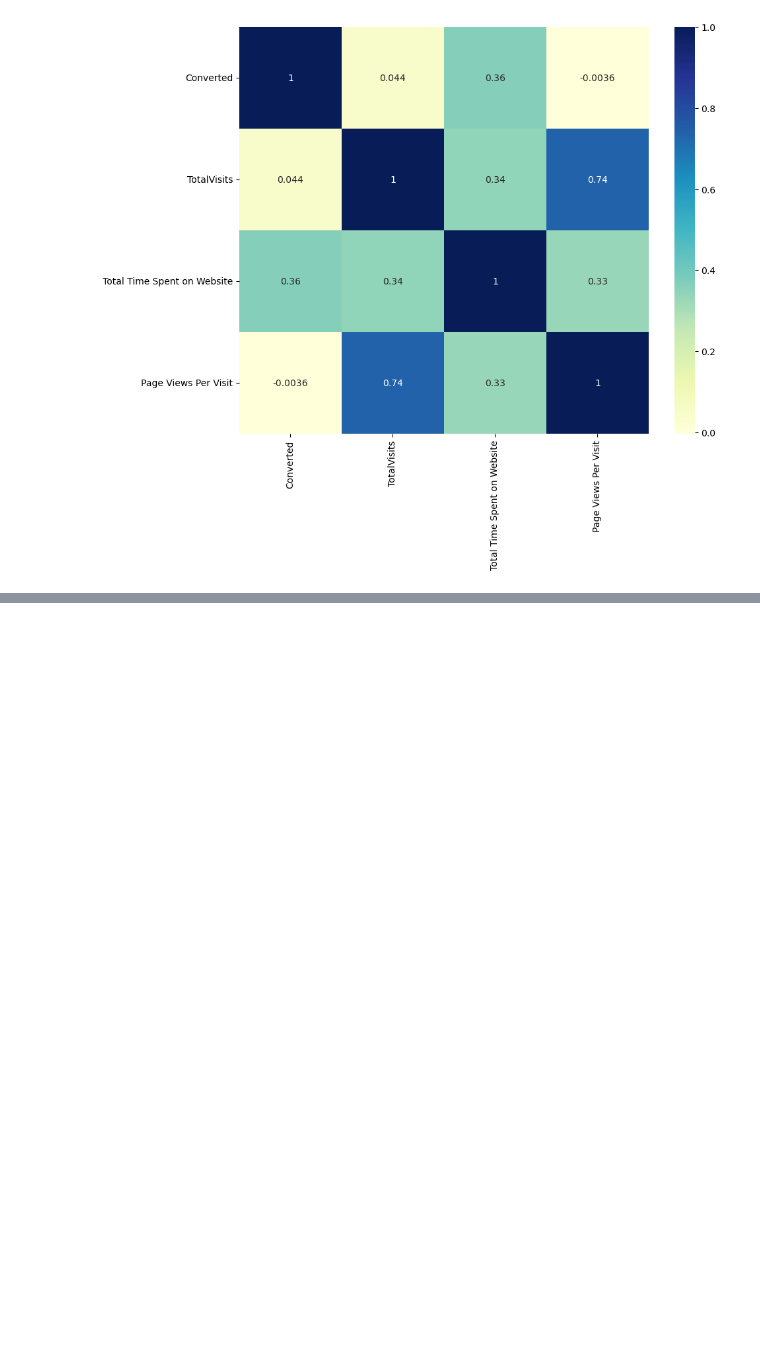
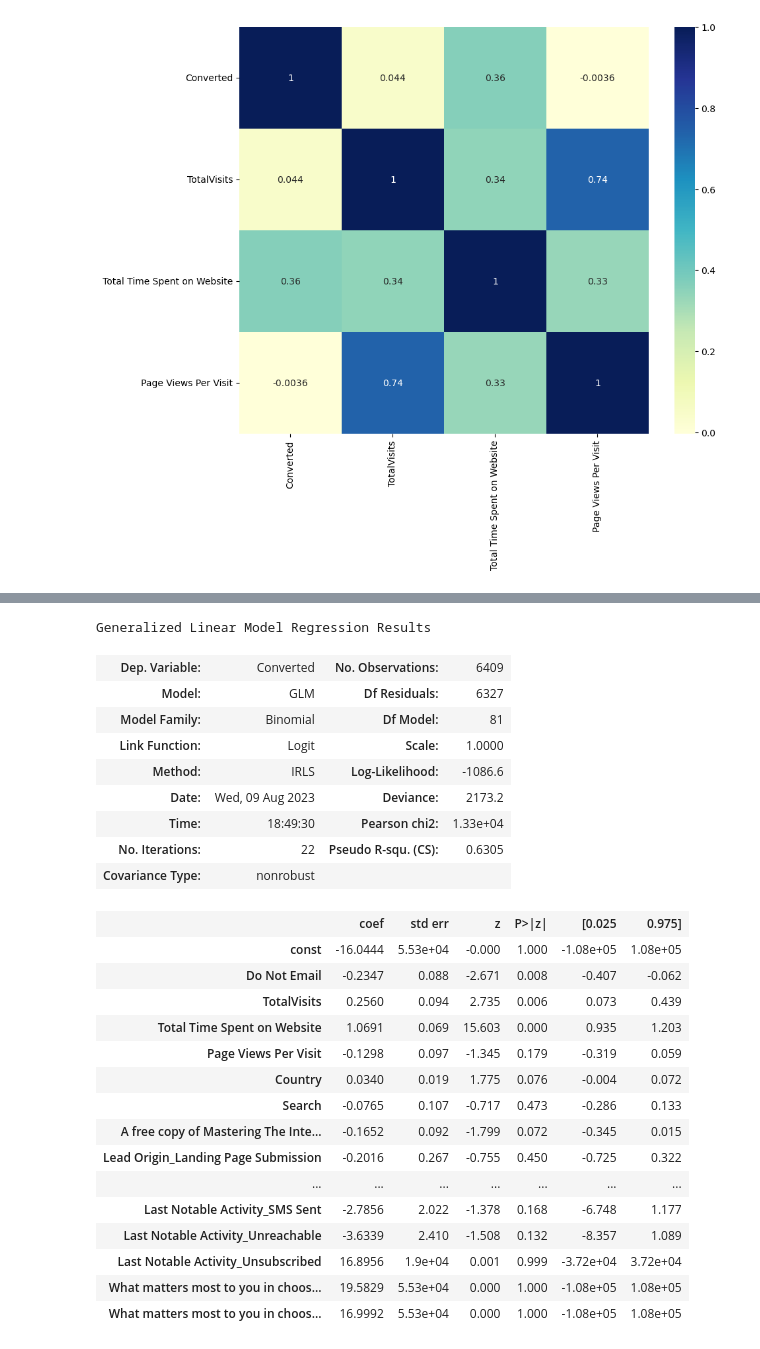
Before and after one commit to chitra1710/First_Repro, a Jupyter notebook: Lead_Scoring.ipynb, the cells around one changed output, grey strips where cells are left out. Drawn from its saved outputs; the diff is of its cells as text; code cells hidden in the pictures; blank space fills up the shorter version.

```diff
--- a/Lead_Scoring.ipynb
+++ b/Lead_Scoring.ipynb
@@ -764,0 +1370,34 @@ df.head()
+# %%
+X_train_sm=X_train_sm.drop(['Lead Origin_Quick Add Form'],axis=1)
+# %%
+X_train_sm = sm.add_constant(X_train_sm)
+logm3 = sm.GLM(y_train,X_train_sm, family = sm.families.Binomial())
+res = logm3.fit()
+res.summary()
+# %% [output]
+Generalized Linear Model Regression Results
+| Dep. Variable: | Converted | No. Observations: | 6409 |
+| Model: | GLM | Df Residuals: | 6327 |
+| Model Family: | Binomial | Df Model: | 81 |
+| Link Function: | Logit | Scale: | 1.0000 |
+| Method: | IRLS | Log-Likelihood: | -1086.6 |
+| Date: | Wed, 09 Aug 2023 | Deviance: | 2173.2 |
+| Time: | 18:49:30 | Pearson chi2: | 1.33e+04 |
+| No. Iterations: | 22 | Pseudo R-squ. (CS): | 0.6305 |
+| Covariance Type: | nonrobust |  |  |
+|  | coef | std err | z | P>|z| | [0.025 | 0.975] |
+| const | -16.0444 | 5.53e+04 | -0.000 | 1.000 | -1.08e+05 | 1.08e+05 |
+| Do Not Email | -0.2347 | 0.088 | -2.671 | 0.008 | -0.407 | -0.062 |
+| TotalVisits | 0.2560 | 0.094 | 2.735 | 0.006 | 0.073 | 0.439 |
+| Total Time Spent on Website | 1.0691 | 0.069 | 15.603 | 0.000 | 0.935 | 1.203 |
+| Page Views Per Visit | -0.1298 | 0.097 | -1.345 | 0.179 | -0.319 | 0.059 |
+| Country | 0.0340 | 0.019 | 1.775 | 0.076 | -0.004 | 0.072 |
+| Search | -0.0765 | 0.107 | -0.717 | 0.473 | -0.286 | 0.133 |
+| A free copy of Mastering The Inte... | -0.1652 | 0.092 | -1.799 | 0.072 | -0.345 | 0.015 |
+| Lead Origin_Landing Page Submission | -0.2016 | 0.267 | -0.755 | 0.450 | -0.725 | 0.322 |
+| ... | ... | ... | ... | ... | ... | ... |
+| Last Notable Activity_SMS Sent | -2.7856 | 2.022 | -1.378 | 0.168 | -6.748 | 1.177 |
+| Last Notable Activity_Unreachable | -3.6339 | 2.410 | -1.508 | 0.132 | -8.357 | 1.089 |
+| Last Notable Activity_Unsubscribed | 16.8956 | 1.9e+04 | 0.001 | 0.999 | -3.72e+04 | 3.72e+04 |
+| What matters most to you in choos... | 19.5829 | 5.53e+04 | 0.000 | 1.000 | -1.08e+05 | 1.08e+05 |
+| What matters most to you in choos... | 16.9992 | 5.53e+04 | 0.000 | 1.000 | -1.08e+05 | 1.08e+05 |
```
Also changed, not shown: parts of 95 cells of this notebook.
